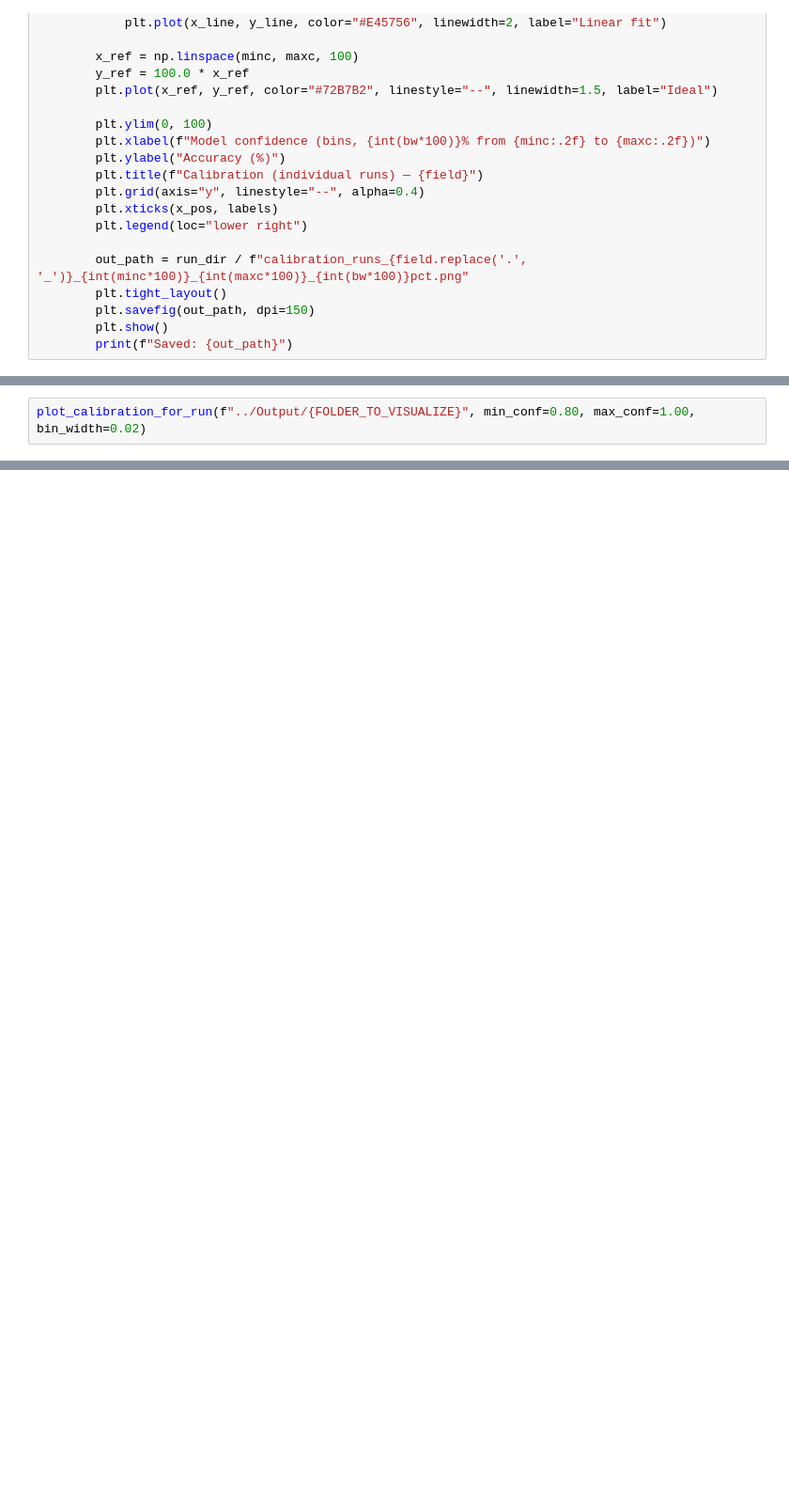
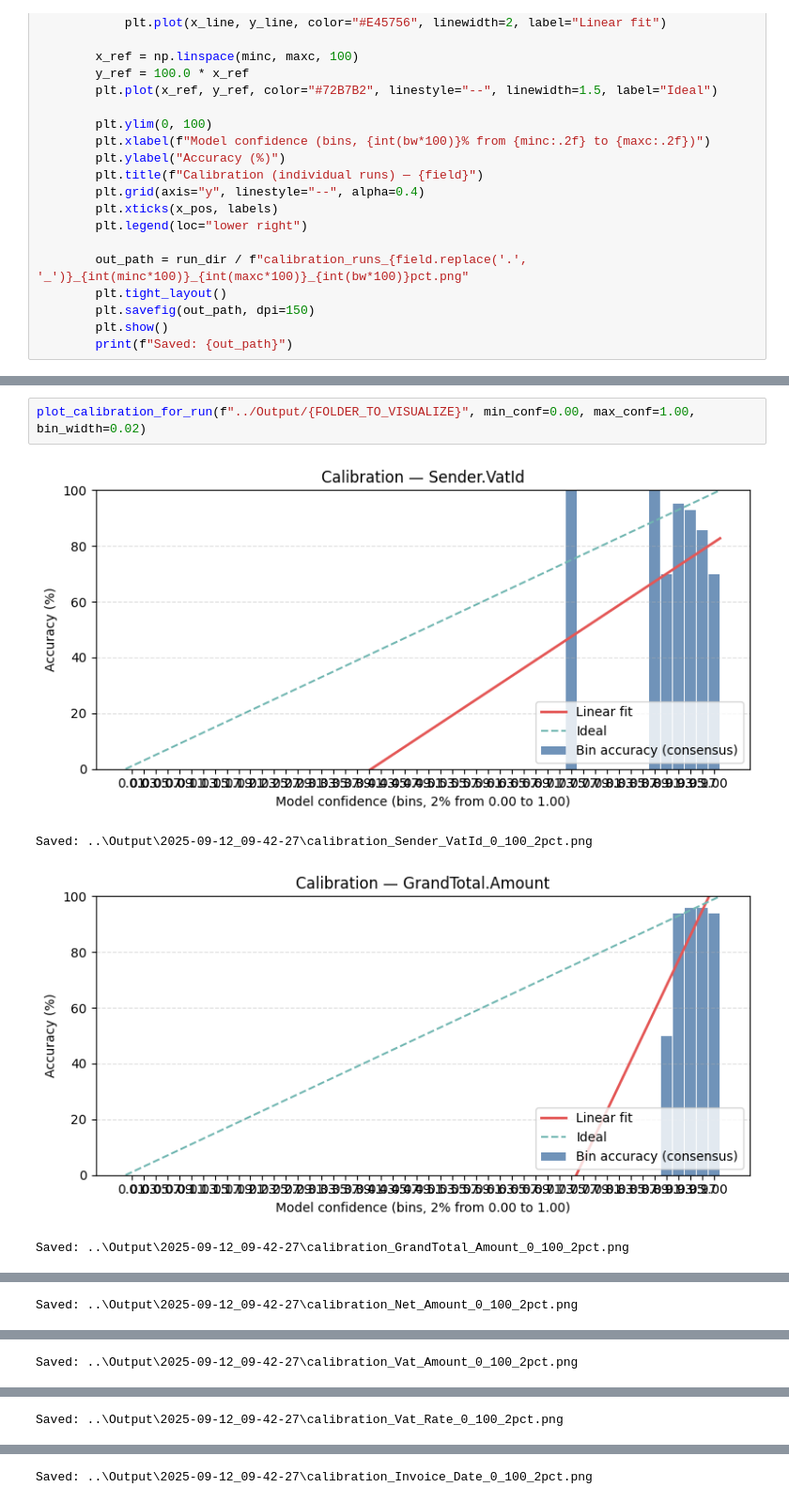
Before and after one commit to blumatix/bludelta-confidence-scores, a Jupyter notebook: Code/LLM-as-a-judge.ipynb, the cells around one changed output, grey strips where cells are left out. Shown: that part at 94% size. Saved outputs shown, nothing was run; the diff lists cells and outputs as text; blank space fills up the shorter version.

```diff
--- a/Code/LLM-as-a-judge.ipynb
+++ b/Code/LLM-as-a-judge.ipynb
@@ -826,2 +884,7 @@ plot_calibration_for_individual_runs(f"../Output/{FOLDER_TO_VISUALIZE}", min_con
 # %%
-plot_calibration_for_run(f"../Output/{FOLDER_TO_VISUALIZE}", min_conf=0.80, max_conf=1.00, bin_width=0.02)
+plot_calibration_for_run(f"../Output/{FOLDER_TO_VISUALIZE}", min_conf=0.00, max_conf=1.00, bin_width=0.02)
+# %% [output]
+[figure, added]
+Saved: ..\Output\2025-09-12_09-42-27\calibration_Sender_VatId_0_100_2pct.png
+[figure, added]
+Saved: ..\Output\2025-09-12_09-42-27\calibration_GrandTotal_Amount_0_100_2pct.png
@@ -827,0 +892 @@ plot_calibration_for_run(f"../Output/{FOLDER_TO_VISUALIZE}", min_conf=0.80, max_
+Saved: ..\Output\2025-09-12_09-42-27\calibration_Net_Amount_0_100_2pct.png
@@ -827,0 +894 @@ plot_calibration_for_run(f"../Output/{FOLDER_TO_VISUALIZE}", min_conf=0.80, max_
+Saved: ..\Output\2025-09-12_09-42-27\calibration_Vat_Amount_0_100_2pct.png
@@ -827,0 +896 @@ plot_calibration_for_run(f"../Output/{FOLDER_TO_VISUALIZE}", min_conf=0.80, max_
+Saved: ..\Output\2025-09-12_09-42-27\calibration_Vat_Rate_0_100_2pct.png
@@ -828,3 +898,4 @@ plot_calibration_for_run(f"../Output/{FOLDER_TO_VISUALIZE}", min_conf=0.80, max_
+Saved: ..\Output\2025-09-12_09-42-27\calibration_Invoice_Date_0_100_2pct.png
 # %%
 import json
 from pathlib import Path
```
Also changed, not shown: parts of 8 cells of this notebook, 1 other file.
